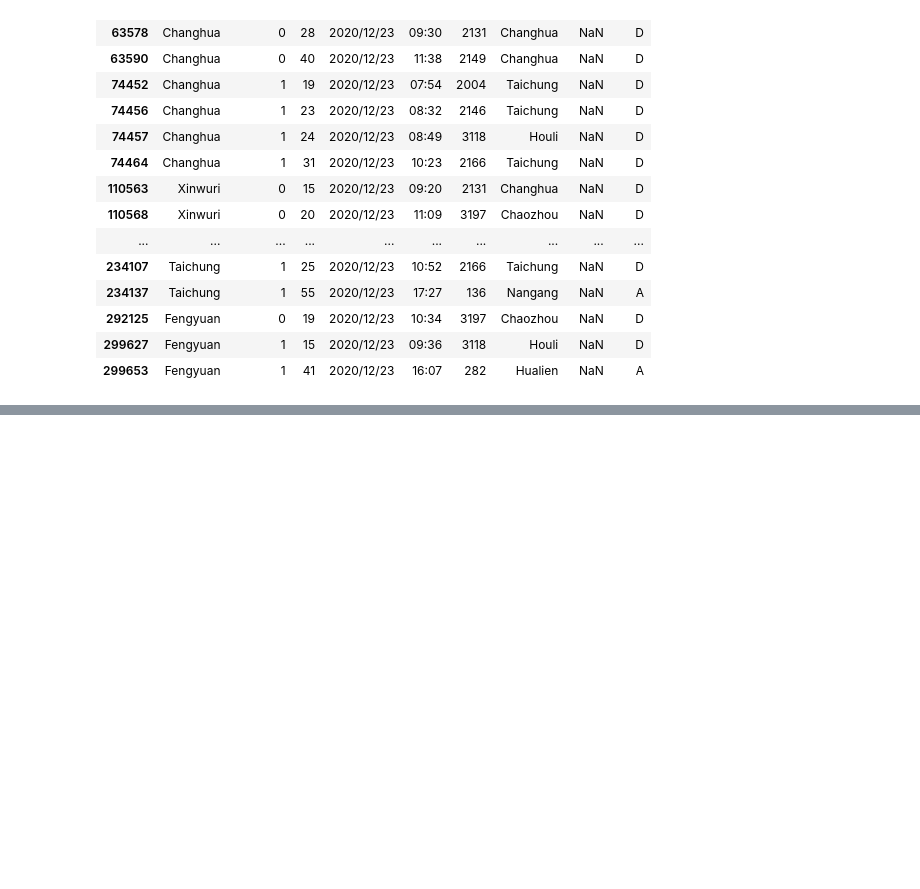
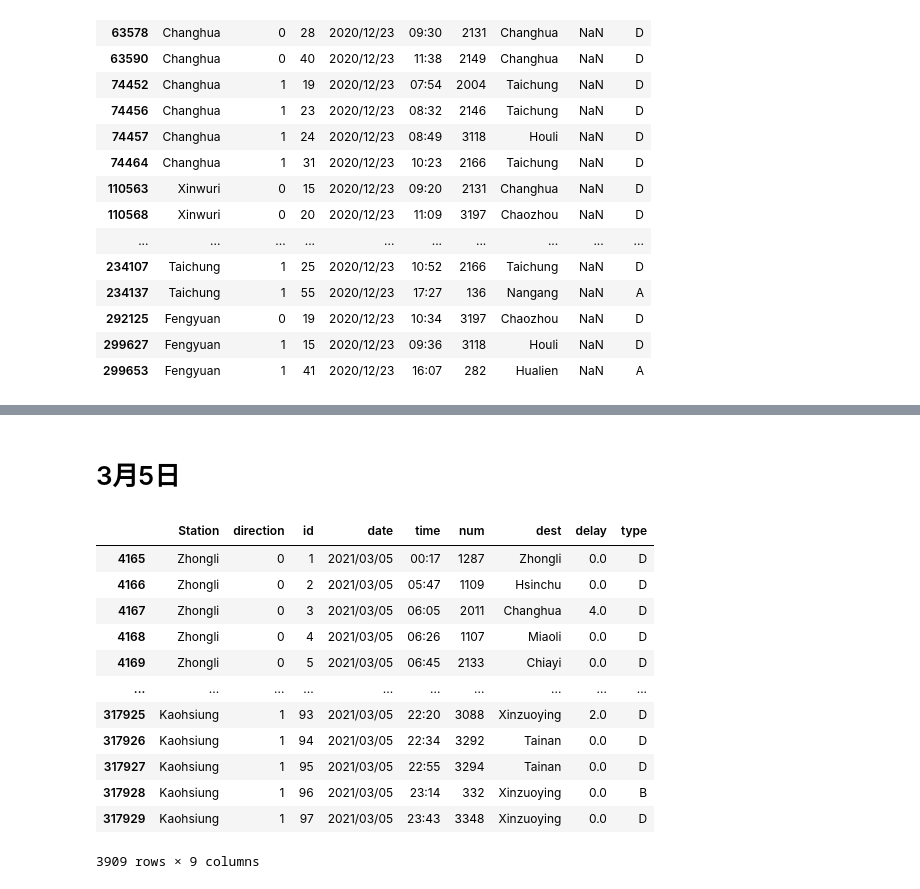
Before and after one commit to GoldenWanGila/Collage-Project, a Jupyter notebook: model/事故_dataFrame.ipynb, the cells around one changed output, grey strips where cells are left out. Drawn from its saved outputs; the diff is of its cells as text; code cells hidden in the pictures; blank space fills up the shorter version.

```diff
--- a/model/事故_dataFrame.ipynb
+++ b/model/事故_dataFrame.ipynb
@@ -240,0 +289,20 @@ dataFrame_12m23d[dataFrame_12m23d['delay'].isnull()]
+# %% [markdown]
+# 3月5日
+# %%
+dataFrame_3m5d = dataFrame.drop(index=dataFrame[dataFrame['date']!='2021/03/05'].index)
+dataFrame_3m5d_106 = dataFrame_3m_5d.drop(index=dataFrame_3m5d[dataFrame_3m5d['num']!=106].index)
+dataFrame_3m5d_106.sort
+# %% [output]
+|  | Station | direction | id | date | time | num | dest | delay | type |
+| 4165 | Zhongli | 0 | 1 | 2021/03/05 | 00:17 | 1287 | Zhongli | 0.0 | D |
+| 4166 | Zhongli | 0 | 2 | 2021/03/05 | 05:47 | 1109 | Hsinchu | 0.0 | D |
+| 4167 | Zhongli | 0 | 3 | 2021/03/05 | 06:05 | 2011 | Changhua | 4.0 | D |
+| 4168 | Zhongli | 0 | 4 | 2021/03/05 | 06:26 | 1107 | Miaoli | 0.0 | D |
+| 4169 | Zhongli | 0 | 5 | 2021/03/05 | 06:45 | 2133 | Chiayi | 0.0 | D |
+| ... | ... | ... | ... | ... | ... | ... | ... | ... | ... |
+| 317925 | Kaohsiung | 1 | 93 | 2021/03/05 | 22:20 | 3088 | Xinzuoying | 2.0 | D |
+| 317926 | Kaohsiung | 1 | 94 | 2021/03/05 | 22:34 | 3292 | Tainan | 0.0 | D |
+| 317927 | Kaohsiung | 1 | 95 | 2021/03/05 | 22:55 | 3294 | Tainan | 0.0 | D |
+| 317928 | Kaohsiung | 1 | 96 | 2021/03/05 | 23:14 | 332 | Xinzuoying | 0.0 | B |
+| 317929 | Kaohsiung | 1 | 97 | 2021/03/05 | 23:43 | 3348 | Xinzuoying | 0.0 | D |
+3909 rows × 9 columns
```
Also changed, not shown: parts of 17 cells of this notebook.
